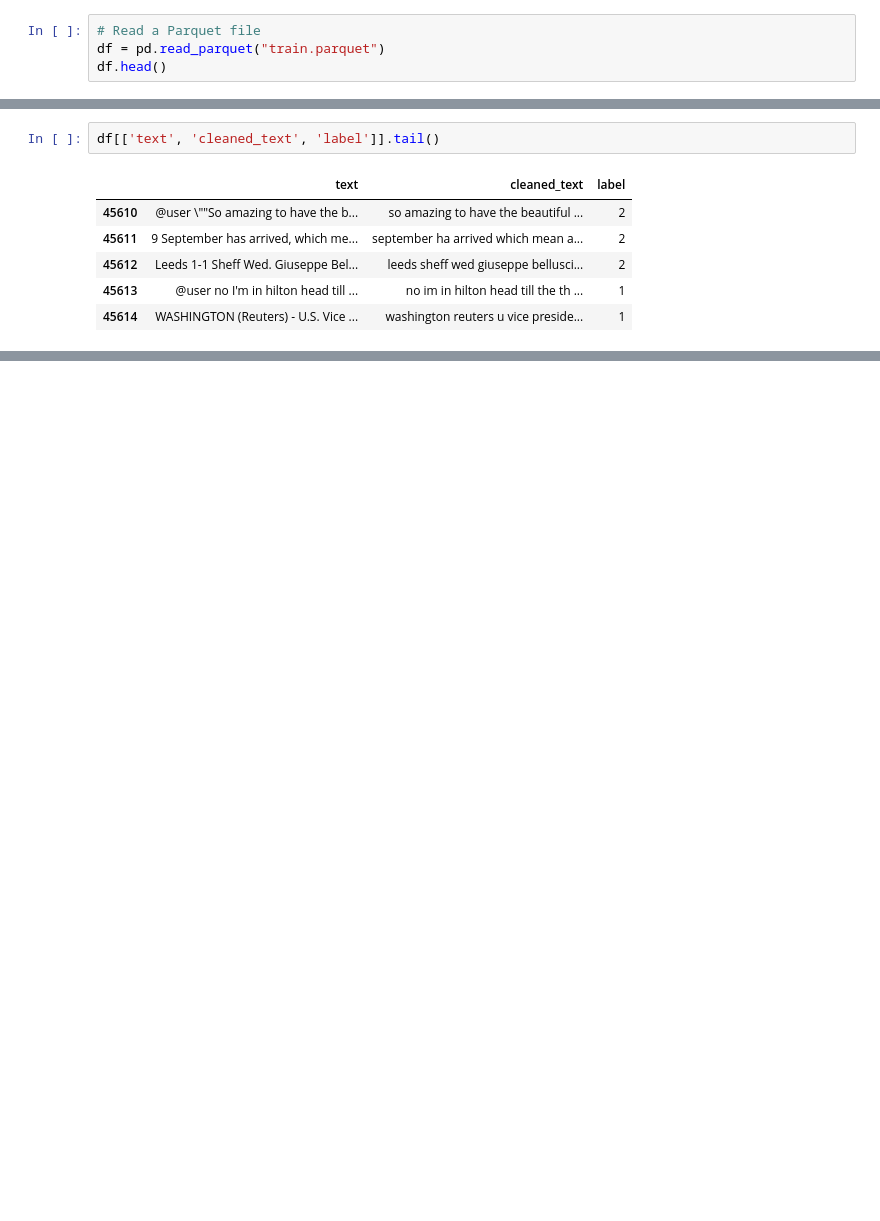
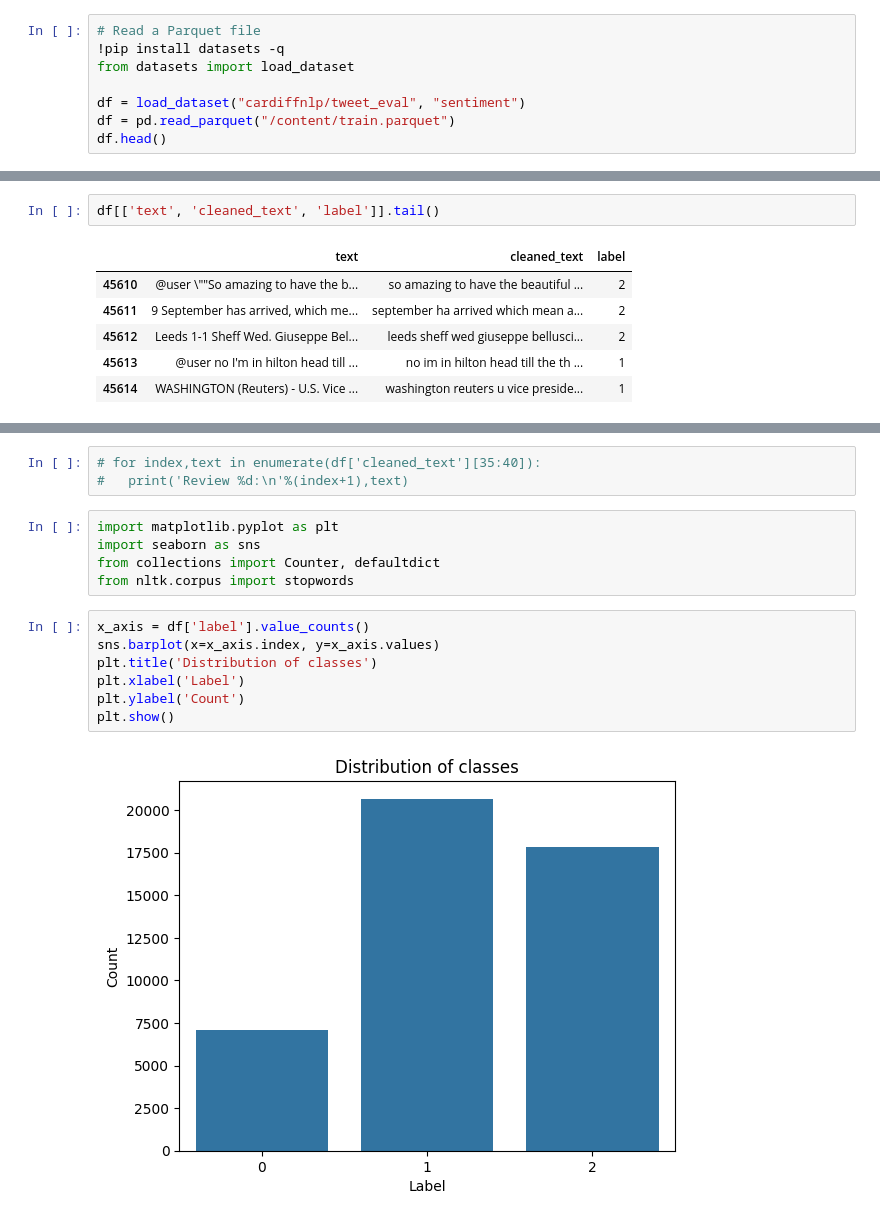
Before and after one commit to Asmaa-Ghanem/sentiment-analysis-nn, a Jupyter notebook: TextPreprocessing.ipynb, the cells around one changed output, grey strips where cells are left out. Cells and saved outputs as stored; diff of their text form; blank space fills up the shorter version.

```diff
--- a/TextPreprocessing.ipynb
+++ b/TextPreprocessing.ipynb
@@ -18,6 +23,10 @@ True
 # %%
 # Read a Parquet file
-df = pd.read_parquet("train.parquet")
+!pip install datasets -q
+from datasets import load_dataset
+
+df = load_dataset("cardiffnlp/tweet_eval", "sentiment")
+df = pd.read_parquet("/content/train.parquet")
 df.head()
 # %% [output]
 |  | text | label |
@@ -61,0 +107,17 @@ df[['text', 'cleaned_text', 'label']].tail()
+# %%
+# for index,text in enumerate(df['cleaned_text'][35:40]):
+#   print('Review %d:\n'%(index+1),text)
+# %%
+import matplotlib.pyplot as plt
+import seaborn as sns
+from collections import Counter, defaultdict
+from nltk.corpus import stopwords
+# %%
+x_axis = df['label'].value_counts()
+sns.barplot(x=x_axis.index, y=x_axis.values)
+plt.title('Distribution of classes')
+plt.xlabel('Label')
+plt.ylabel('Count')
+plt.show()
+# %% [output]
+[figure, added]
```
Also changed, not shown: parts of 13 cells of this notebook, 1 other file.
